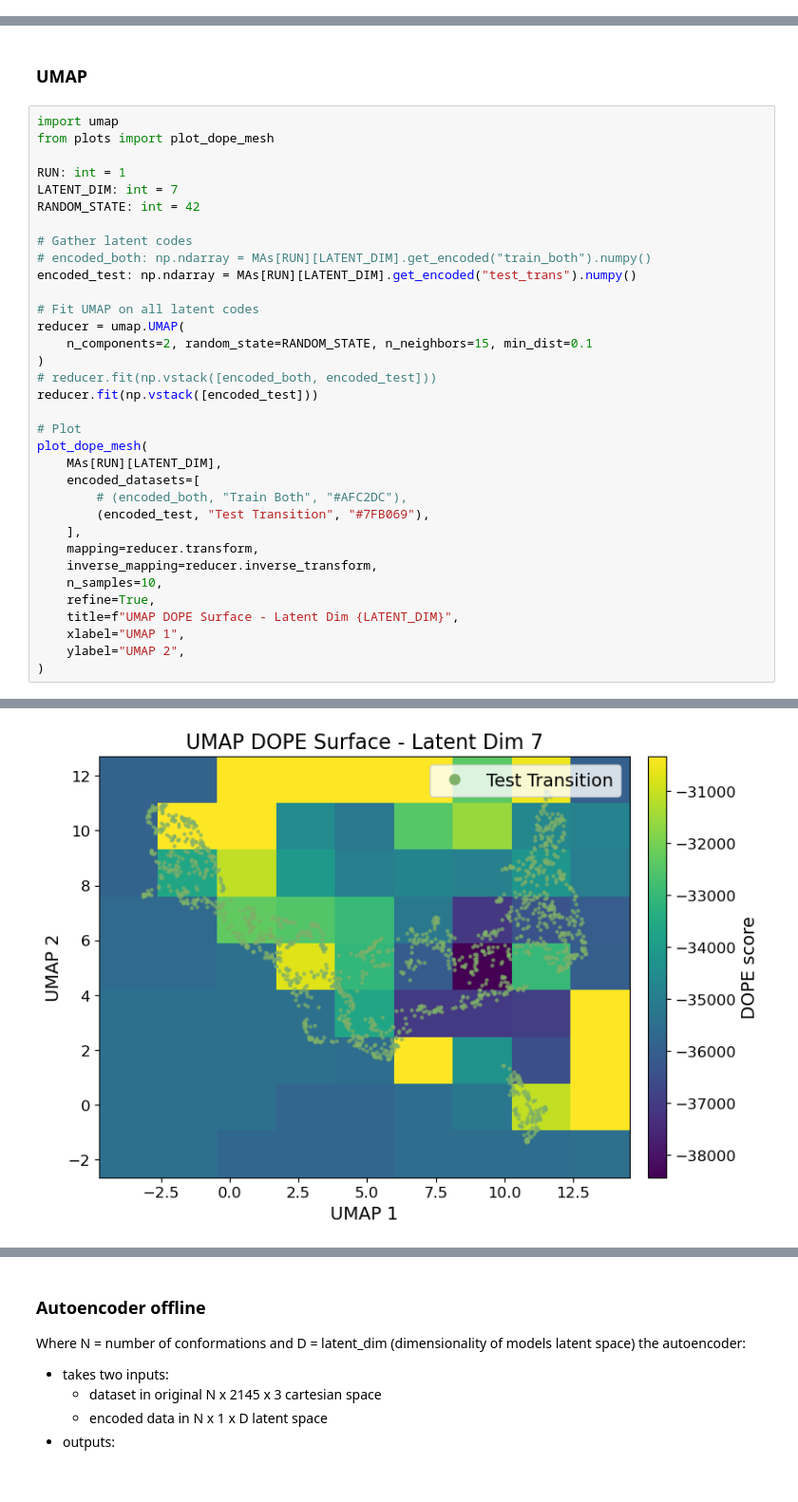
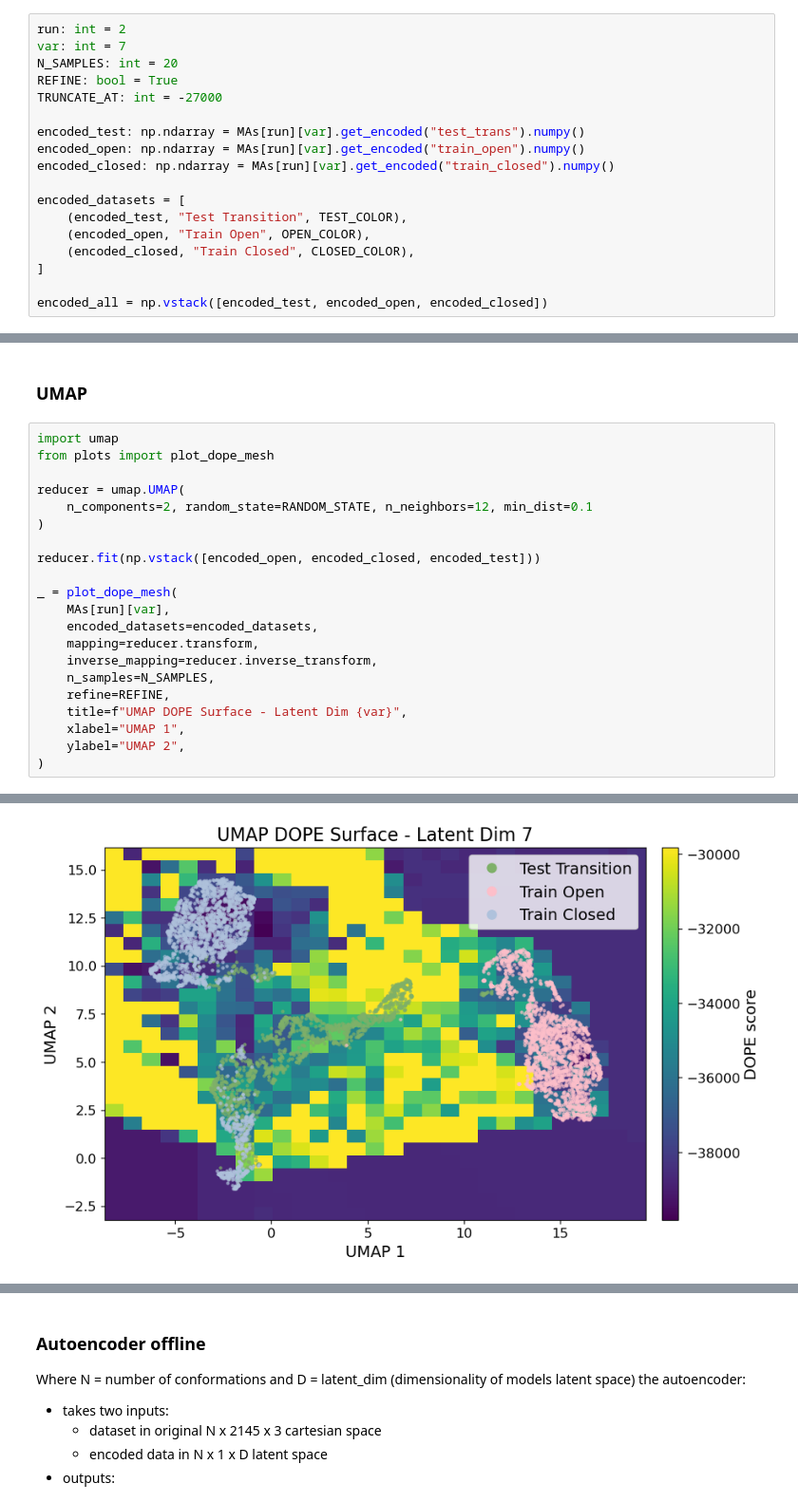
Before and after one commit to briandaniel14/molearn, a Jupyter notebook: analysis/cnn_multi_dim.ipynb, the cells around one changed output, grey strips where cells are left out. Shown at 95% size. Cells and saved outputs as stored; diff of their text form; blank space fills up the shorter version.

```diff
--- a/analysis/cnn_multi_dim.ipynb
+++ b/analysis/cnn_multi_dim.ipynb
@@ -406 +575,19 @@ for LATENT_DIM in TARGET_VARS:
+# %%
+run: int = 2
+var: int = 7
+N_SAMPLES: int = 20
+REFINE: bool = True
+TRUNCATE_AT: int = -27000
+
+encoded_test: np.ndarray = MAs[run][var].get_encoded("test_trans").numpy()
+encoded_open: np.ndarray = MAs[run][var].get_encoded("train_open").numpy()
+encoded_closed: np.ndarray = MAs[run][var].get_encoded("train_closed").numpy()
+
+encoded_datasets = [
+    (encoded_test, "Test Transition", TEST_COLOR),
+    (encoded_open, "Train Open", OPEN_COLOR),
+    (encoded_closed, "Train Closed", CLOSED_COLOR),
+]
+
+encoded_all = np.vstack([encoded_test, encoded_open, encoded_closed])
 # %% [markdown]
@@ -553,33 +628,20 @@ KeyError: 'key train_open does not exist in internal datasets; call set_dataset
 import umap
 from plots import plot_dope_mesh
 
-RUN: int = 1
-LATENT_DIM: int = 7
-RANDOM_STATE: int = 42
+reducer = umap.UMAP(
+    n_components=2, random_state=RANDOM_STATE, n_neighbors=12, min_dist=0.1
+)
 
-# Gather latent codes
-# encoded_both: np.ndarray = MAs[RUN][LATENT_DIM].get_encoded("train_both").numpy()
-encoded_test: np.ndarray = MAs[RUN][LATENT_DIM].get_encoded("test_trans").numpy()
+reducer.fit(np.vstack([encoded_open, encoded_closed, encoded_test]))
 
-# Fit UMAP on all latent codes
-reducer = umap.UMAP(
-    n_components=2, random_state=RANDOM_STATE, n_neighbors=15, min_dist=0.1
-)
-# reducer.fit(np.vstack([encoded_both, encoded_test]))
-reducer.fit(np.vstack([encoded_test]))
-
-# Plot
-plot_dope_mesh(
-    MAs[RUN][LATENT_DIM],
-    encoded_datasets=[
-        # (encoded_both, "Train Both", "#AFC2DC"),
-        (encoded_test, "Test Transition", "#7FB069"),
-    ],
+_ = plot_dope_mesh(
+    MAs[run][var],
+    encoded_datasets=encoded_datasets,
     mapping=reducer.transform,
     inverse_mapping=reducer.inverse_transform,
-    n_samples=10,
-    refine=True,
-    title=f"UMAP DOPE Surface - Latent Dim {LATENT_DIM}",
+    n_samples=N_SAMPLES,
+    refine=REFINE,
+    title=f"UMAP DOPE Surface - Latent Dim {var}",
     xlabel="UMAP 1",
     ylabel="UMAP 2",
 )
@@ -588,2 +650,2 @@ Decoding 10x10 = 100 grid points...
 Computing DOPE scores...
-[figure, old version]
+[figure, new version]
```
Also changed, not shown: parts of 28 cells of this notebook, 5 other files.
